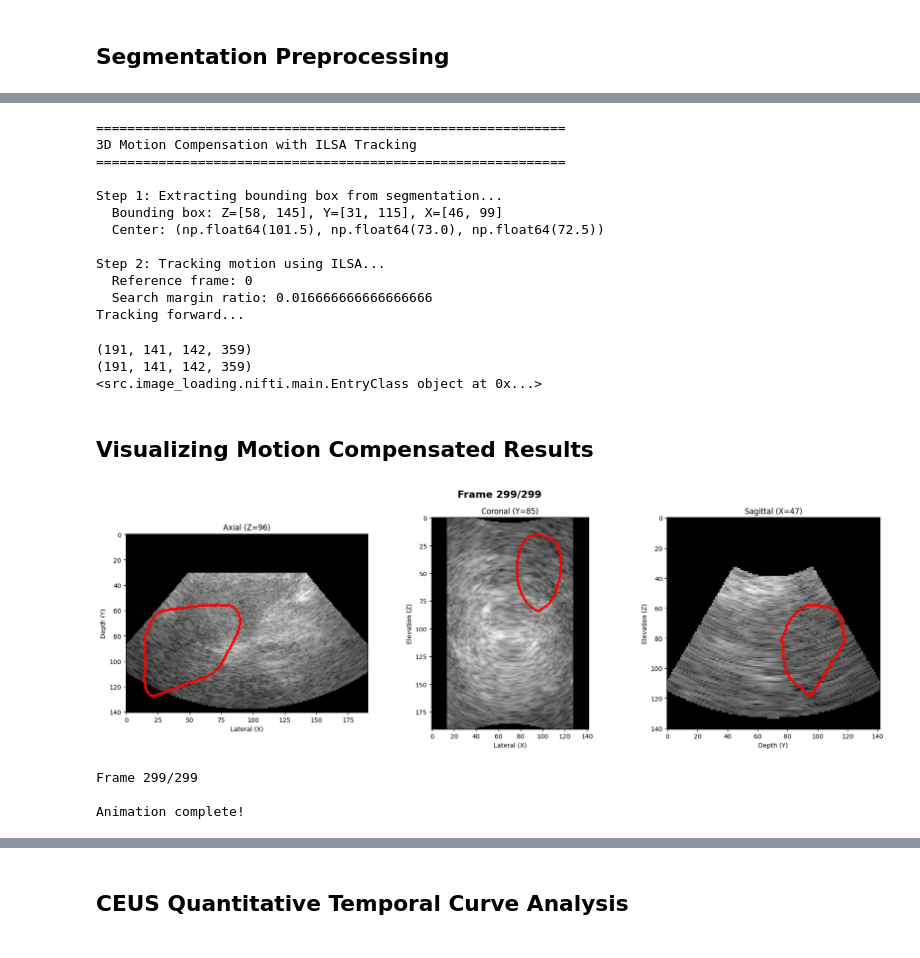
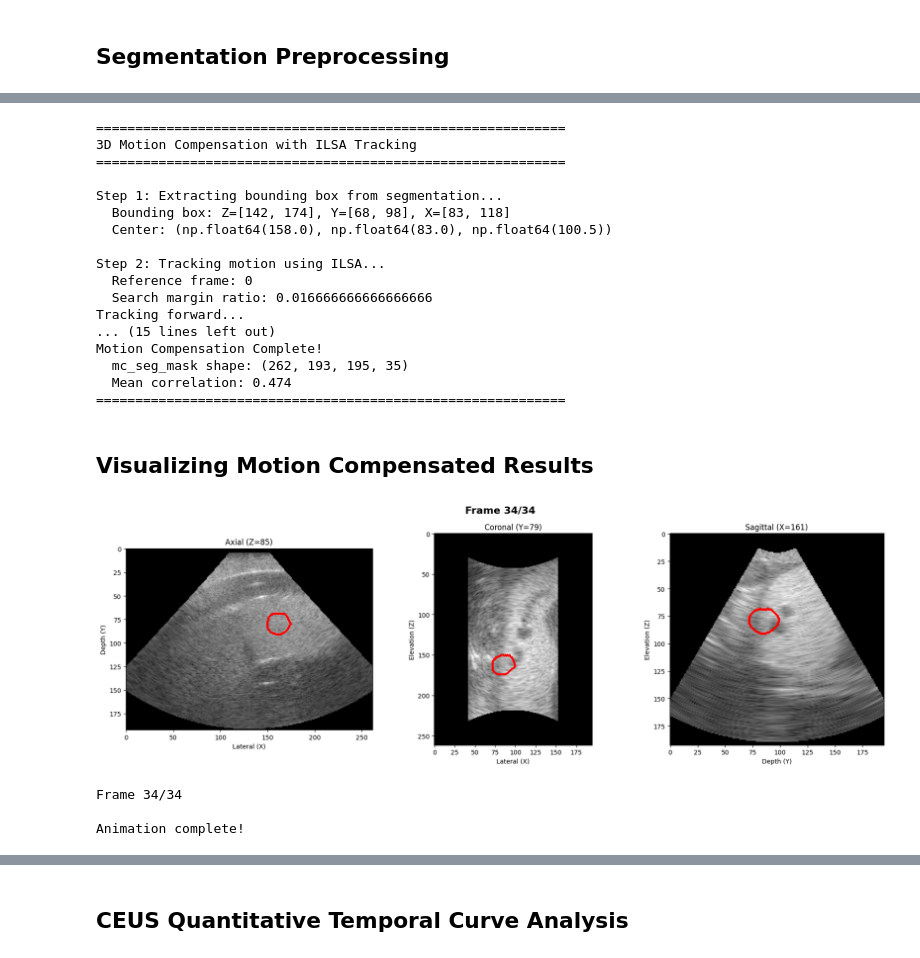
Before and after one commit to TUL-Dev/QuantUS-Plugins-CEUS, a Jupyter notebook: CLI-Demos/MC_3D_test.ipynb, the cells around one changed output, grey strips where cells are left out. Drawn from its saved outputs; the diff is of its cells as text; code cells hidden in the pictures.

Commit message:
Motion compensation with optical flow

```diff
--- a/CLI-Demos/MC_3D_test.ipynb
+++ b/CLI-Demos/MC_3D_test.ipynb
@@ -23,8 +23,8 @@ Available scan loaders: ['avi', 'nifti', 'custom_dicom', 'mp4']
 scan_type = 'nifti'
 
 # Takes the DICOM file as input for contrast enhanced ultrasound (CEUS) scans
-CEUS_scan_path = '/Volumes/T5 EVO/TJU Data/TJU002/P02V01/TJU-P02-V01-CEUS 2_10.43.42/TJU-P02-V01-CEUS 2_10.43.42_mf_sip_capture_50_2_1_0.raw_CEUS.nii.gz'
-bmode_scan_path = '/Volumes/T5 EVO/TJU Data/TJU002/P02V01/TJU-P02-V01-CEUS 2_10.43.42/TJU-P02-V01-CEUS 2_10.43.42_mf_sip_capture_50_2_1_0.raw_BMODE.nii.gz'
+CEUS_scan_path = '/Volumes/T5 EVO/UCSD_3DCEUS/SIP/2025.08.19_P05V02/UCSD-P05-V02-CE1_09.45.08/UCSD-P05-V02-CE1_09.45.08_mf_sip_capture_50_2_1_0.raw_CEUS.nii.gz'
+bmode_scan_path = '/Volumes/T5 EVO/UCSD_3DCEUS/SIP/2025.08.19_P05V02/UCSD-P05-V02-CE1_09.45.08/UCSD-P05-V02-CE1_09.45.08_mf_sip_capture_50_2_1_0.raw_BMODE.nii.gz'
 scan_loader_kwargs = {
 }
 # %%
@@ -68,7 +64,7 @@ Available segmentation loaders: ['nifti', 'load_bolus_mask']
 # %%
 seg_type = 'nifti'
 
-seg_path = '/Volumes/T5 EVO/TJU Data/TJU002/P02V01/TJU-P02-V01-CEUS 2_10.43.42/Final_VOI.nii.gz'
+seg_path = '/Volumes/T5 EVO/UCSD_3DCEUS/SIP/2025.08.19_P05V02/UCSD-P05-V02-CE1_09.45.08/VOI_manual_seg.nii.gz'
 seg_loader_kwargs = {}
 # %%
 from src.entrypoints import seg_loading_step
@@ -84,10 +80,10 @@ print(image_data.pixel_data.shape)
 
 
 # Define slice positions
-lateral_slice = 85  # x position
-depth_slice = 70     # y position
-elevation_slice = 71 # z position
-frame = 100          # time point
+lateral_slice = 73  # x position
+depth_slice = 55     # y position
+elevation_slice = 55 # z position
+frame = 10         # time point
 
 # Create figure with 3 subplots
 fig, axes = plt.subplots(1, 3, figsize=(15, 5))
@@ -142,7 +138,10 @@ preproc_kwargs = {
     # 'motion_json_path':'/Users/wuyuanshan/Desktop/Github/CEUS_3D_MotionCompensation/motion_tracking_TJU-P02-V01-CEUS 2_10.43.42.json'
 
     # for motionc_compensation_3d
-    'bmode_image_data': bmode_image_data
+    'bmode_image_data': bmode_image_data,
+    'padding': 3,
+    'search_margin_ratio':0.5/30
+
 }
 # %%
 from src.entrypoints import seg_preprocessing_step
@@ -154,27 +153,26 @@ seg_data = seg_preprocessing_step(preproc_func_names, image_data, seg_data, **pr
 ============================================================
 
 Step 1: Extracting bounding box from segmentation...
-  Bounding box: Z=[58, 145], Y=[31, 115], X=[46, 99]
-  Center: (np.float64(101.5), np.float64(73.0), np.float64(72.5))
+  Bounding box: Z=[142, 174], Y=[68, 98], X=[83, 118]
+  Center: (np.float64(158.0), np.float64(83.0), np.float64(100.5))
 
 Step 2: Tracking motion using ILSA...
   Reference frame: 0
   Search margin ratio: 0.016666666666666666
 Tracking forward...
+... (15 lines left out)
+Motion Compensation Complete!
+  mc_seg_mask shape: (262, 193, 195, 35)
+  Mean correlation: 0.474
+============================================================
-# %%
-print(seg_data.mc_seg_mask.shape)
-print(seg_data.seg_mask.shape)
-print(bmode_image_data)
-# %% [output]
-(191, 141, 142, 359)
-(191, 141, 142, 359)
-<src.image_loading.nifti.main.EntryClass object at 0x...>
 # %% [markdown]
 ## Visualizing Motion Compensated Results
 # %%
 # Use inline backend - MORE RELIABLE for Jupyter
 %matplotlib inline
 
+import time
+from IPython.display import clear_output
 import matplotlib.pyplot as plt
 import numpy as np
 from scipy.ndimage import binary_erosion
@@ -204,9 +202,9 @@ print(f"Image shape: {image_data.pixel_data.shape}")
 print(f"Mask shape: {seg_data.seg_mask.shape}")
 
 # Define slice positions
-lateral_slice = 80
-depth_slice = 70
-elevation_slice = 71
+lateral_slice = 160
+depth_slice = 85
+elevation_slice = 100
 
 # Frame range
 num_frames = image_data.pixel_data.shape[3]
@@ -216,13 +214,19 @@ end_frame = min(num_frames, 300)
 print(f"Visualizing frames {start_frame} to {end_frame}")
 print("Starting animation...\n")
 
+MC_flag = True  # Set to True to visualize motion compensated mask
+
 # Loop through frames
 for frame in range(start_frame, end_frame):
     # Clear previous output and display current frame
     clear_output(wait=True)
 
+    if MC_flag:
+        mask = seg_data.mc_seg_mask
+    else:
+        mask = seg_data.seg_mask
     # Calculate VOI center for this specific frame
-    lateral_slice, depth_slice, elevation_slice = get_voi_center(seg_data.mc_seg_mask[:, :, :, frame])
+    lateral_slice, depth_slice, elevation_slice = get_voi_center(mask[:, :, :, frame])
 
     if lateral_slice is None:
         print(f"Warning: No VOI found in frame {frame}, skipping...")
@@ -233,7 +237,7 @@ for frame in range(start_frame, end_frame):
 
     # === AXIAL VIEW ===
     axial_img = np.transpose(bmode_image_data.pixel_data[:, :, elevation_slice, frame])
-    axial_mask = np.transpose(seg_data.mc_seg_mask[:, :, elevation_slice, frame])
+    axial_mask = np.transpose(mask[:, :, elevation_slice, frame])
     axial_boundary = get_mask_boundary(axial_mask)
 
     axes[0].imshow(axial_img, cmap='gray')
@@ -244,7 +248,7 @@ for frame in range(start_frame, end_frame):
 
     # === CORONAL VIEW ===
     coronal_img = bmode_image_data.pixel_data[:, depth_slice, :, frame]
-    coronal_mask = seg_data.mc_seg_mask[:, depth_slice, :, frame]
+    coronal_mask = mask[:, depth_slice, :, frame]
     coronal_boundary = get_mask_boundary(coronal_mask)
 
     axes[1].imshow(coronal_img, cmap='gray')
@@ -253,36 +257,36 @@ for frame in range(start_frame, end_frame):
     axes[1].set_xlabel('Lateral (X)')
     axes[1].set_ylabel('Elevation (Z)')
 
     # === SAGITTAL VIEW ===
     sagittal_img = bmode_image_data.pixel_data[lateral_slice, :, :, frame]
-    sagittal_mask = seg_data.mc_seg_mask[lateral_slice, :, :, frame]
+    sagittal_mask = mask[lateral_slice, :, :, frame]
     sagittal_boundary = get_mask_boundary(sagittal_mask)
 
     axes[2].imshow(sagittal_img, cmap='gray')
     axes[2].contour(sagittal_boundary, colors='red', linewidths=2)
     axes[2].set_title(f'Sagittal (X={lateral_slice})')
     axes[2].set_xlabel('Depth (Y)')
     axes[2].set_ylabel('Elevation (Z)')
 
     # Add overall frame counter
     fig.suptitle(f'Frame {frame}/{end_frame-1}', fontsize=16, fontweight='bold')
 
     plt.tight_layout()
     plt.show()
 
     # Print progress
     print(f"Frame {frame}/{end_frame-1}")
 
     # Pause
     time.sleep(0.1)
 
     # Close figure to save memory
     plt.close(fig)
 
 print("\nAnimation complete!")
 # %% [output]
-[figure, old version]
+[figure, new version]
-Frame 299/299
+Frame 34/34
 
 Animation complete!
 # %%
```
Also changed, not shown: parts of 15 cells of this notebook, 3 other files.
